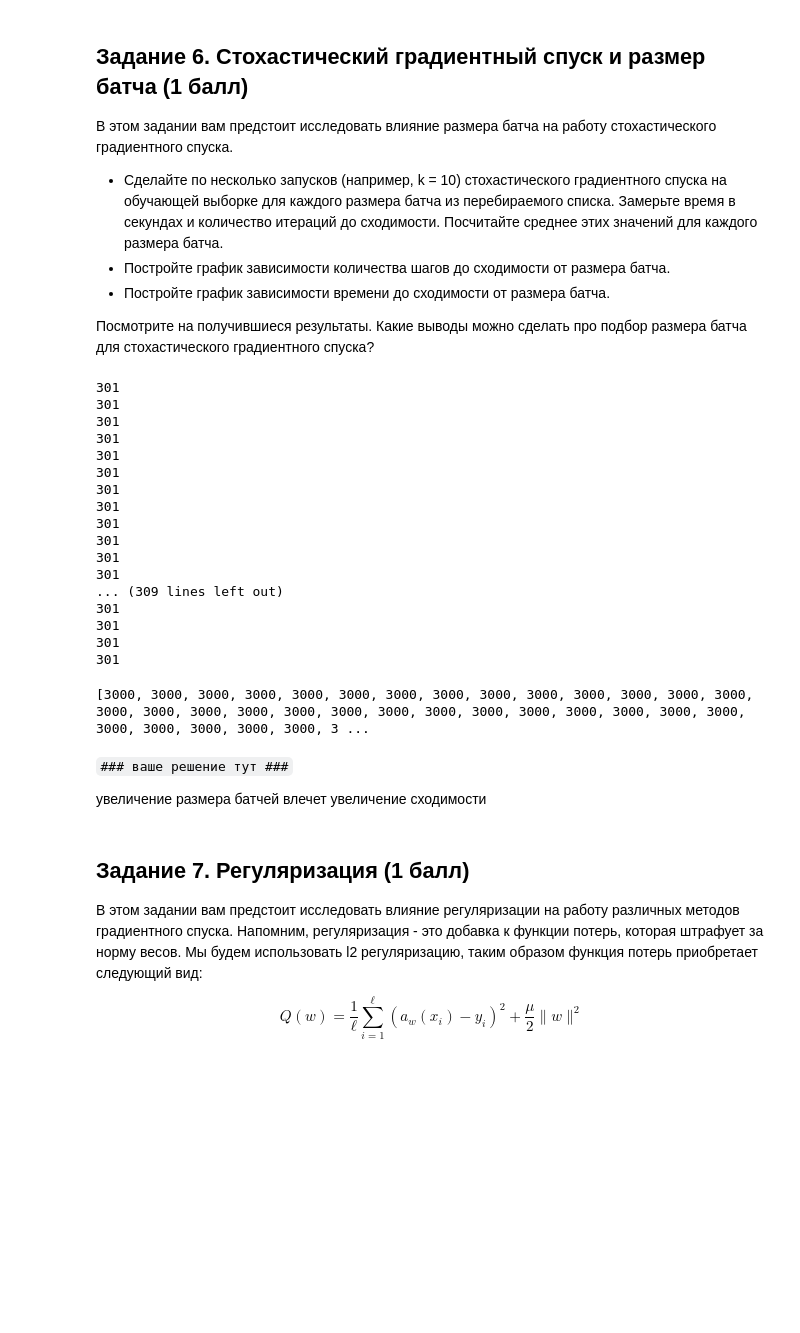
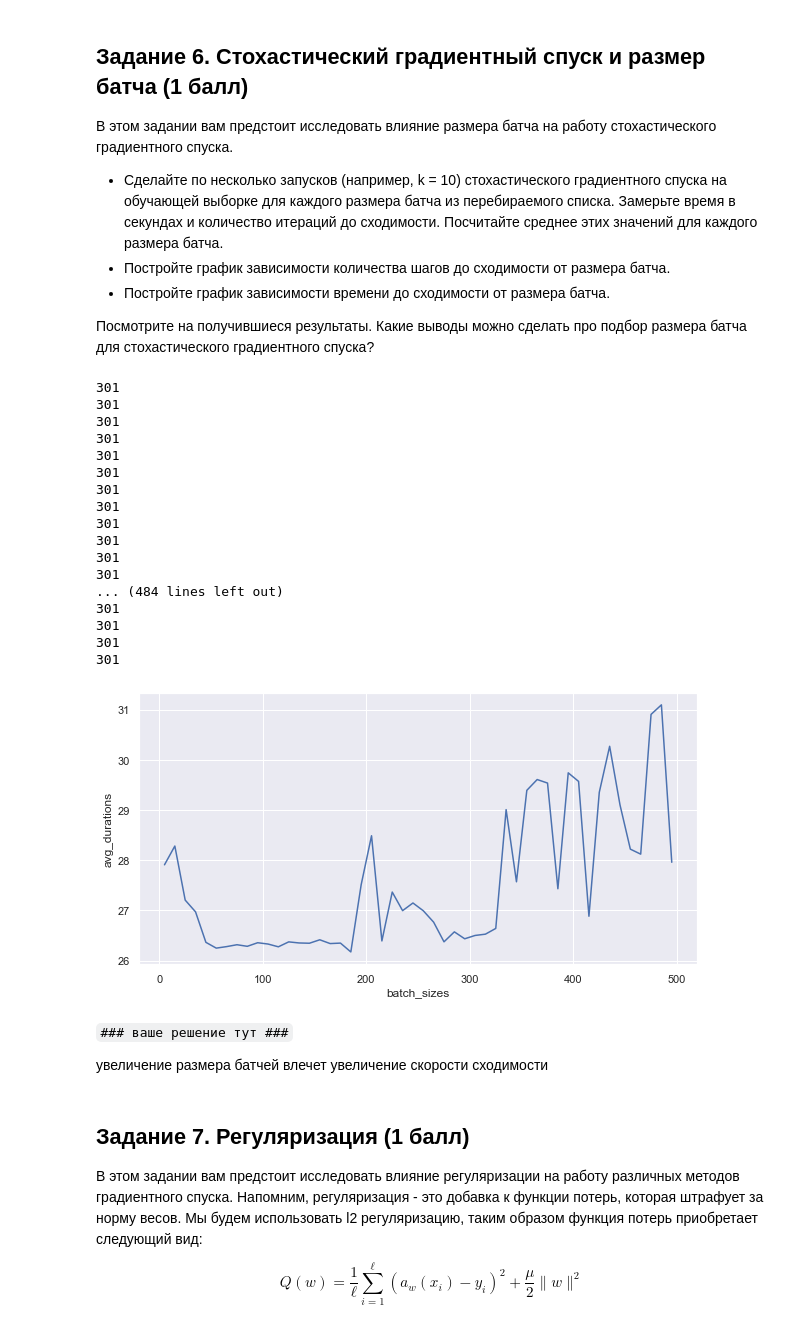
Before and after one commit to myramystin/ml, a Jupyter notebook: homework-practice-03-gd.ipynb, the cells around one changed output. Drawn from its saved outputs; the diff is of its cells as text; code cells hidden in the pictures; blank space fills up the shorter version.

```diff
--- a/homework-practice-03-gd.ipynb
+++ b/homework-practice-03-gd.ipynb
@@ -603,19 +603,15 @@ for batch_size in batch_sizes:
 
     num_tries = 10
     avg_durations = 0
-    avg_num_iters = 0
 
     for i in range(10):
         regression1 = LinearRegression(descent_config=config)
-
         t1 = time.time()
         regression1.fit(X_train, y_train.to_numpy())
         t2 = time.time()
-        avg_durations += t2 - t1
-        avg_num_iters += len(regression1.loss_history)
+        avg_durations += (t2 - t1)
         print(len(regression1.loss_history))
     durations_b.append(avg_durations)
-    iterations_b.append(avg_num_iters)
 # %% [output]
 301
 301
@@ -629,12 +625,8 @@ for batch_size in batch_sizes:
 301
 301
 301
-... (309 lines left out)
+... (484 lines left out)
 301
 301
 301
 301
-# %%
-print(iterations_b)
-# %% [output]
-[3000, 3000, 3000, 3000, 3000, 3000, 3000, 3000, 3000, 3000, 3000, 3000, 3000, 3000, 3000, 3000, 3000, 3000, 3000, 3000, 3000, 3000, 3000, 3000, 3000, 3000, 3000, 3000, 3000, 3000, 3000, 3000, 3000, 3 ...
@@ -652,7 +633,13 @@ plt.show()
+# %%
+ax = sns.lineplot(x=batch_sizes, y=durations_b);
+ax.set(xlabel='batch_sizes', ylabel='avg_durations');
+ax.figure.set_size_inches((10, 5))
+# %% [output]
+[figure, added]
 # %% [markdown]
 `### ваше решение тут ###`
 
-увеличение размера батчей влечет увеличение сходимости
+увеличение размера батчей влечет увеличение скорости сходимости
 # %% [markdown]
 ## Задание 7. Регуляризация (1 балл)
 
```
Also changed, not shown: parts of 9 cells of this notebook.
